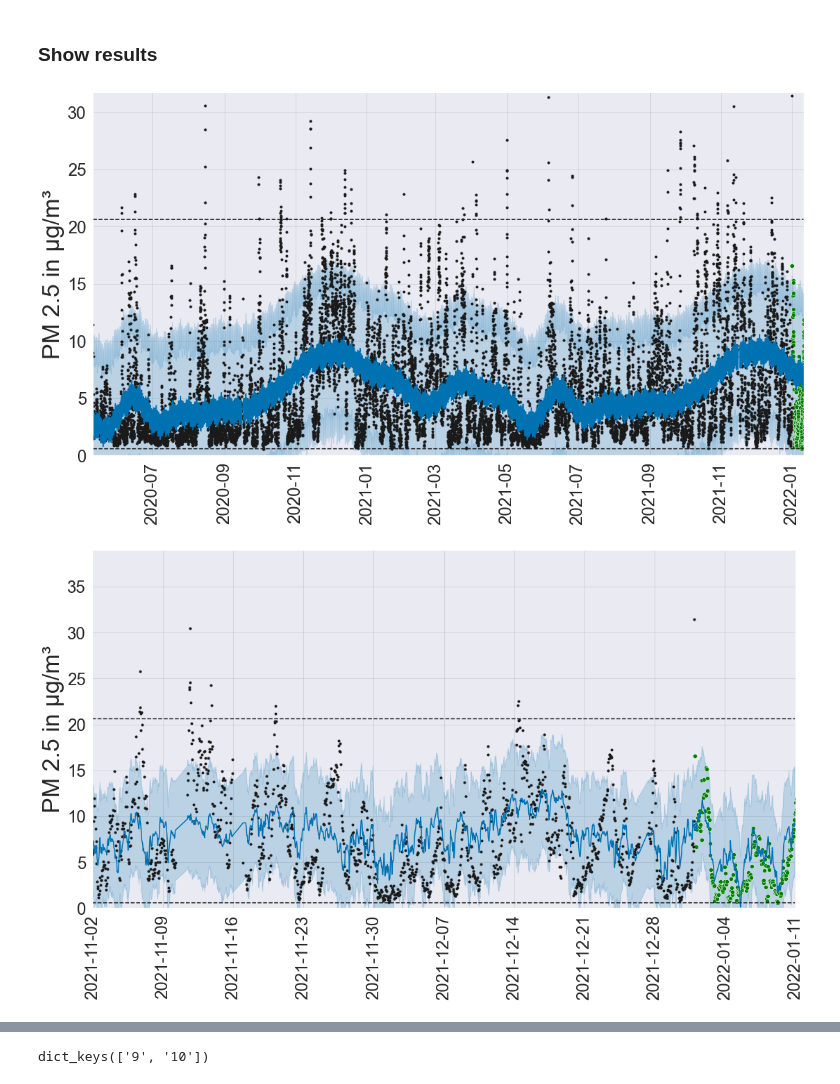
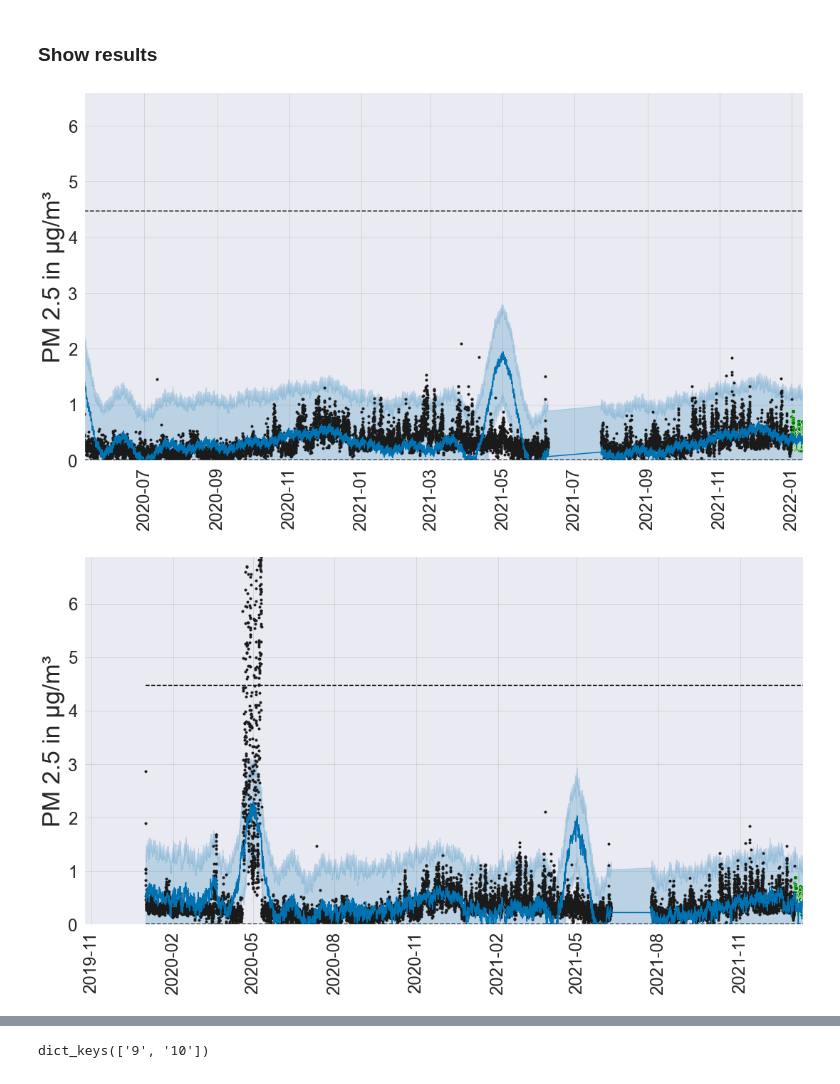
Before and after one commit to j-herbig/air-pollution, a Jupyter notebook: notebooks/Prophet_single_location.ipynb, the cells around one changed output, grey strips where cells are left out. Saved outputs shown, nothing was run; the diff lists cells and outputs as text; code cells hidden in the pictures.

```diff
--- a/notebooks/Prophet_single_location.ipynb
+++ b/notebooks/Prophet_single_location.ipynb
@@ -49,7 +49,7 @@ location_id
 Name: PM2p5, Length: 66, dtype: int64
 # %%
 # choose the following location:
-location = 99
+location = 37
 print(f'location {location} has', round(df.query(f'location_id=={location}').PM2p5.count() / df.query(f'location_id=={location}').shape[0] * 100,1), '% of possible data')
 display(df.query(f'location_id=={location}').describe().T)
 display(df.query(f'location_id=={location}').loc[824567:824568,['location_id', 'city', 'lat', 'lon']])
@@ -108,11 +108,11 @@ df_average.plot(x='timestamp', figsize=(20,8))
 # %%
 # reduce data to one location
 df_prophet = df.query(f'location_id == {location}')[['timestamp','PM2p5']]
-df_prophet_reg = df.query(f'location_id == {location}')[['timestamp','PM2p5', 'humidity_dwd', 'temperature_dwd', 'pressure_dwd', 'wind_speed', 'precip']]
+df_prophet_reg = df.query(f'location_id == {location}')[['timestamp','PM2p5', 'humidity_dwd', 'temperature_dwd', 'pressure_dwd', 'wind_speed', 'precip', 'wind_direction']]
 
 # rename columns to expected format for prophet
 df_prophet.rename(columns={'timestamp': 'ds', 'PM2p5': 'y'}, inplace=True)
-df_prophet_reg.rename(columns={'timestamp': 'ds', 'PM2p5': 'y', 'humidity_dwd': 'humi', 'temperature_dwd': 'temp', 'pressure_dwd': 'press', 'wind_speed': 'windsp', 'precip': 'precip'}, inplace=True)
+df_prophet_reg.rename(columns={'timestamp': 'ds', 'PM2p5': 'y', 'humidity_dwd': 'humi', 'temperature_dwd': 'temp', 'pressure_dwd': 'press', 'wind_speed': 'windsp', 'precip': 'precip', 'wind_direction': 'wind_direction'}, inplace=True)
 
 # prophet can not handle nans in dataframe
 df_prophet.dropna(inplace=True)
@@ -172,12 +172,12 @@ model = Prophet(seasonality_mode=seasonality_mode, yearly_seasonality=yearly_sea
 model.fit(df_prophet);
 
 # with regressors
-model_reg = Prophet(seasonality_mode=seasonality_mode, yearly_seasonality=yearly_seasonality, weekly_seasonality=weekly_seasonality, daily_seasonality=daily_seasonality,
-        growth=growth,n_changepoints=n_changepoints)
-model_reg.add_regressor('temp', standardize=True, prior_scale=1)
-model_reg.add_regressor('humi', standardize=True, prior_scale=1)
-model_reg.add_regressor('press', standardize=True, prior_scale=1)
-model_reg.add_regressor('windsp', standardize=True, prior_scale=1)
-model_reg.add_regressor('precip', standardize=True, prior_scale=1)
+model_reg = Prophet(seasonality_mode=seasonality_mode, yearly_seasonality=yearly_seasonality, weekly_seasonality=weekly_seasonality,
+                     daily_seasonality=daily_seasonality, growth=growth,n_changepoints=n_changepoints)
+model_reg.add_regressor('temp', standardize=True, prior_scale=0.25)
+model_reg.add_regressor('humi', standardize=True, prior_scale=0.30)
+model_reg.add_regressor('press', standardize=True, prior_scale=0.09)
+model_reg.add_regressor('windsp', standardize=True, prior_scale=0.26)
+model_reg.add_regressor('wind_direction', standardize=True, prior_scale=0.09)
 model_reg.fit(df_prophet_reg)
 # %% [output]
@@ -256,10 +256,7 @@ future_reg['temp'] = future_reg['ds'].apply(create_regressor_column, args=('temp
 future_reg['humi'] = future_reg['ds'].apply(create_regressor_column, args=('humi', 'humidity_dwd', location))
 future_reg['press'] = future_reg['ds'].apply(create_regressor_column, args=('press', 'pressure_dwd', location))
 future_reg['windsp'] = future_reg['ds'].apply(create_regressor_column, args=('windsp', 'wind_speed', location))
-future_reg['precip'] = future_reg['ds'].apply(create_regressor_column, args=('precip', 'precip', location))
-
-future_reg['cap'] = cap
-future_reg['floor'] = floor
+future_reg['wind_direction'] = future_reg['ds'].apply(create_regressor_column, args=('wind_direction', 'wind_direction', location))
 
 # consider autocorrelation: shift PM values by 1 hour
 #future_reg['y_1'] = future_reg['ds'].apply(create_regressor_column, args=('y', 'PM2p5', location)).shift(1)
@@ -318,10 +315,10 @@ def plot_model_with_future(model, forecast, future, file, range_train):
 # %%
 # plot
 plot_model_with_future(model, forecast, df_test.query(f'location_id == {location}'), f'../images/prophet_location_id_{location}.png', 600)
-plot_model_with_future(model_reg, forecast_reg, df_test.query(f'location_id == {location}'), f'../images/prophet_location_id_{location}.png', 60)
+plot_model_with_future(model_reg, forecast_reg, df_test.query(f'location_id == {location}'), f'../images/prophet_location_id_{location}.png', 800)
 # %% [output]
-[figure, old version]
+[figure, new version]
-[figure, old version]
+[figure, new version]
 # %%
 # plot components of models
 fig = model_reg.plot_components(forecast_reg, figsize=(15, 12))
```
Also changed, not shown: parts of 14 cells of this notebook, 2 other files.
